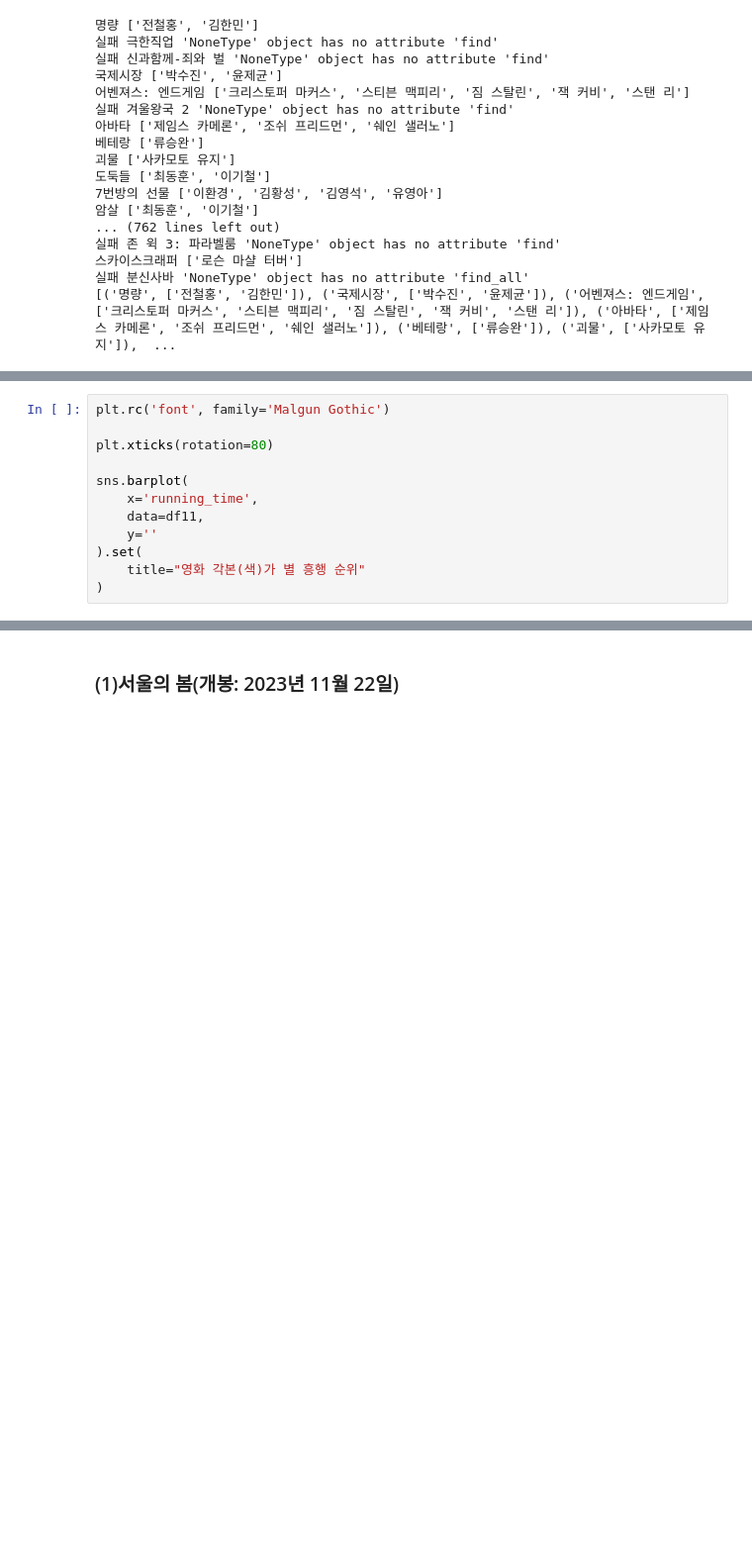
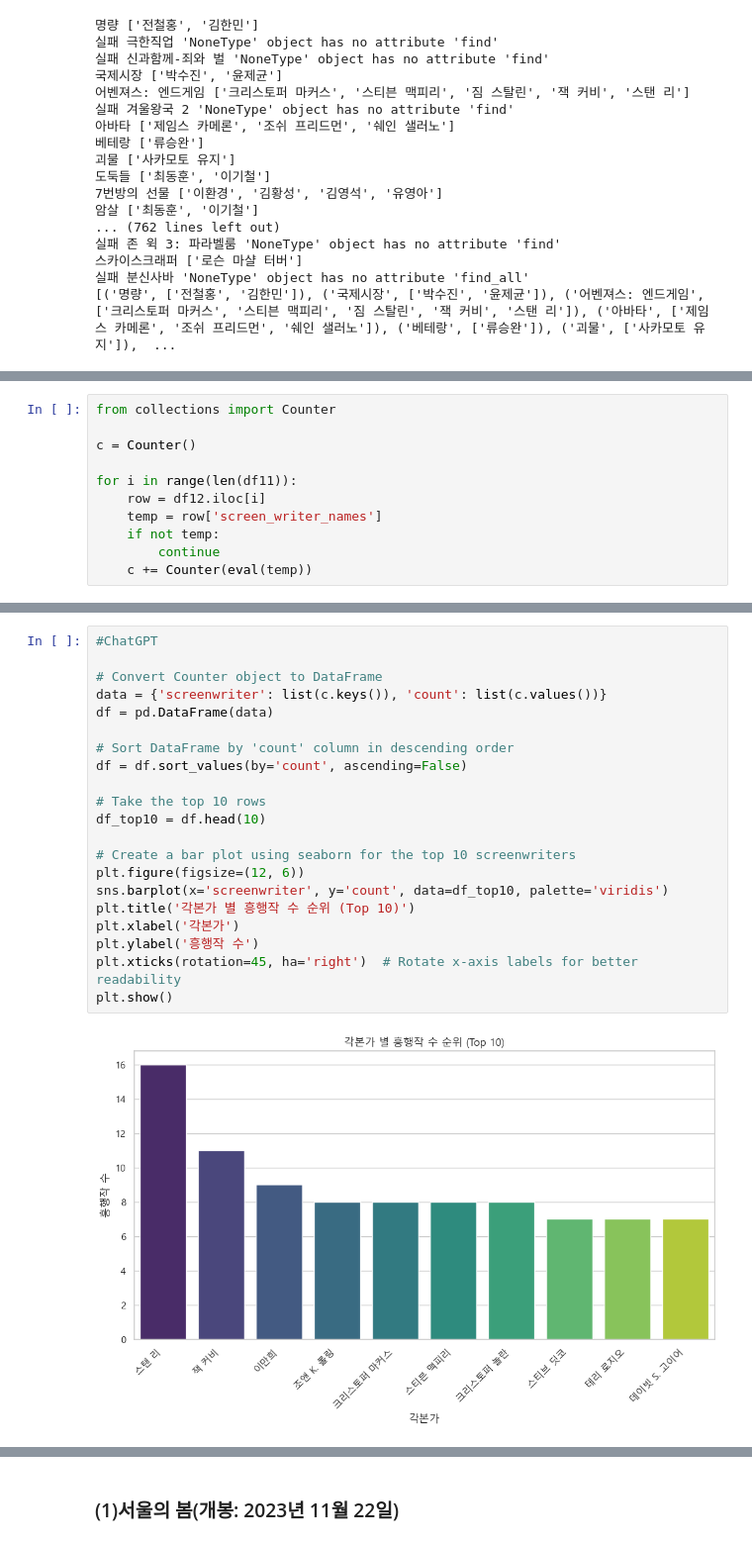
Before and after one commit to ryeonbeenkang/multicampus_semi_project, a Jupyter notebook: semi_project_RBK.ipynb, the cells around one changed output, grey strips where cells are left out. Shown at 99% size. Cells and saved outputs as stored; diff of their text form; blank space fills up the shorter version.

```diff
--- a/semi_project_RBK.ipynb
+++ b/semi_project_RBK.ipynb
@@ -1110,12 +1060,11 @@ df12
-# %%
-plt.rc('font', family='Malgun Gothic')
-
-plt.xticks(rotation=80)
-
-sns.barplot(
-    x='running_time',
-    data=df11,
-    y=''
-).set(
-    title="영화 각본(색)가 별 흥행 순위"
-)
+# %%
+from collections import Counter
+
+c = Counter()
+
+for i in range(len(df11)):
+    row = df12.iloc[i]
+    temp = row['screen_writer_names']
+    if not temp:
+        continue
+    c += Counter(eval(temp))
@@ -1122,3 +1091,26 @@ sns.barplot(
+# %%
+#ChatGPT
+
+# Convert Counter object to DataFrame
+data = {'screenwriter': list(c.keys()), 'count': list(c.values())}
+df = pd.DataFrame(data)
+
+# Sort DataFrame by 'count' column in descending order
+df = df.sort_values(by='count', ascending=False)
+
+# Take the top 10 rows
+df_top10 = df.head(10)
+
+# Create a bar plot using seaborn for the top 10 screenwriters
+plt.figure(figsize=(12, 6))
+sns.barplot(x='screenwriter', y='count', data=df_top10, palette='viridis')
+plt.title('각본가 별 흥행작 수 순위 (Top 10)')
+plt.xlabel('각본가')
+plt.ylabel('흥행작 수')
+plt.xticks(rotation=45, ha='right')  # Rotate x-axis labels for better readability
+plt.show()
+# %% [output]
+[figure, added]
 # %% [markdown]
 ## 2. 위의 데이터를 바탕으로 개봉 예정작의 흥행 예측
 
```
Also changed, not shown: parts of 12 cells of this notebook.
